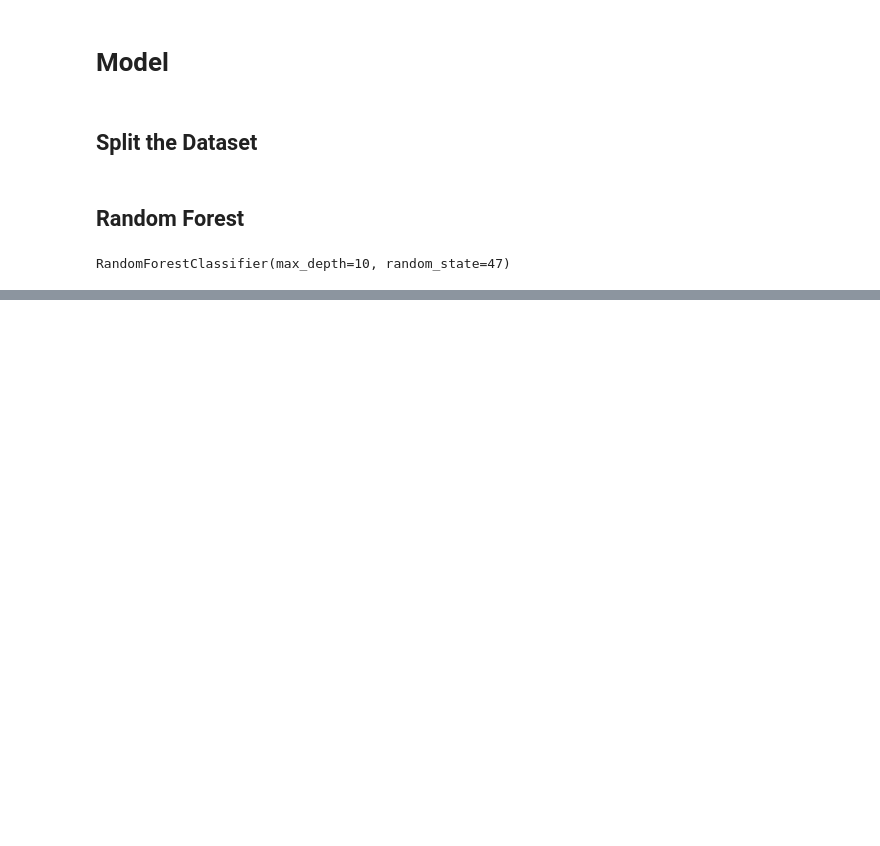
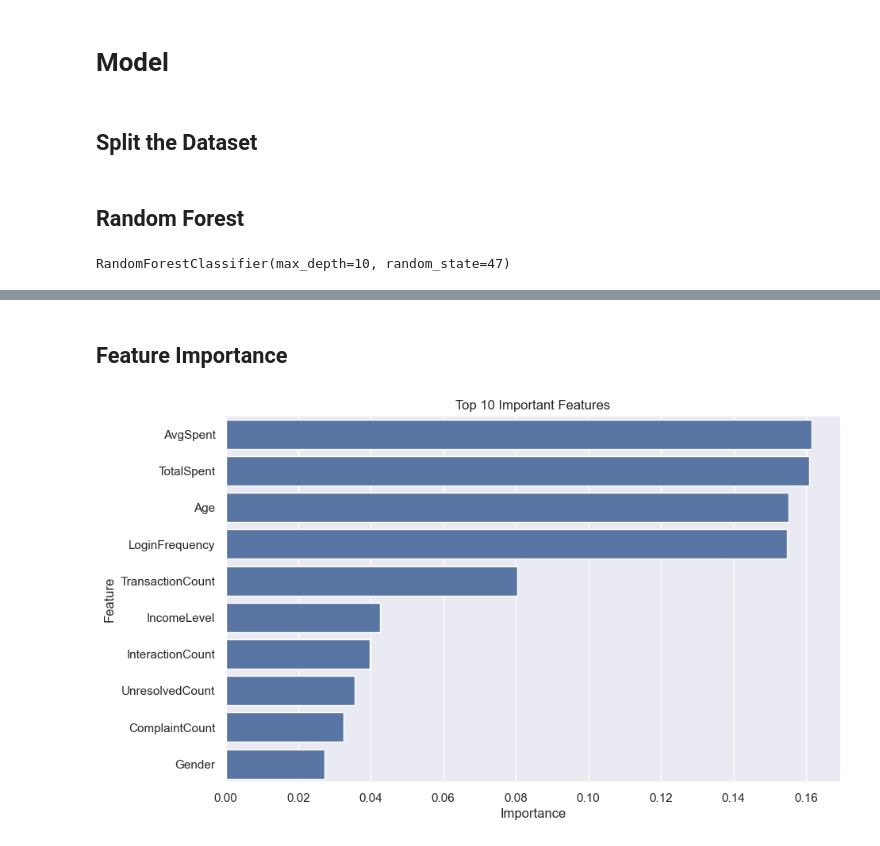
Before and after one commit to Pranav-1719/Data-Science-Machine-Learning, a Jupyter notebook: Customer-Churn-Prediction/Customer Churn Prediction and Behavior Analysis.ipynb, the cells around one changed output, grey strips where cells are left out. Drawn from its saved outputs; the diff is of its cells as text; code cells hidden in the pictures; blank space fills up the shorter version.

```diff
--- a/Customer-Churn-Prediction/Customer Churn Prediction and Behavior Analysis.ipynb
+++ b/Customer-Churn-Prediction/Customer Churn Prediction and Behavior Analysis.ipynb
@@ -695,0 +758,18 @@ y_prob = model_rf.predict_proba(x_test)[:,1]
+# %% [markdown]
+<h2>Feature Importance
+# %%
+feature_importance = model_rf.feature_importances_
+
+importance_df = pd.DataFrame({'Feature': x.columns,'Importance': feature_importance})
+
+importance_df = importance_df.sort_values(by='Importance',ascending=False)
+
+plt.figure(figsize=(10,6))
+
+sns.barplot(x='Importance', y='Feature',data=importance_df.head(10))
+
+plt.title("Top 10 Important Features")
+
+plt.show()
+# %% [output]
+[figure, added]
```
Also changed, not shown: parts of 19 cells of this notebook.
